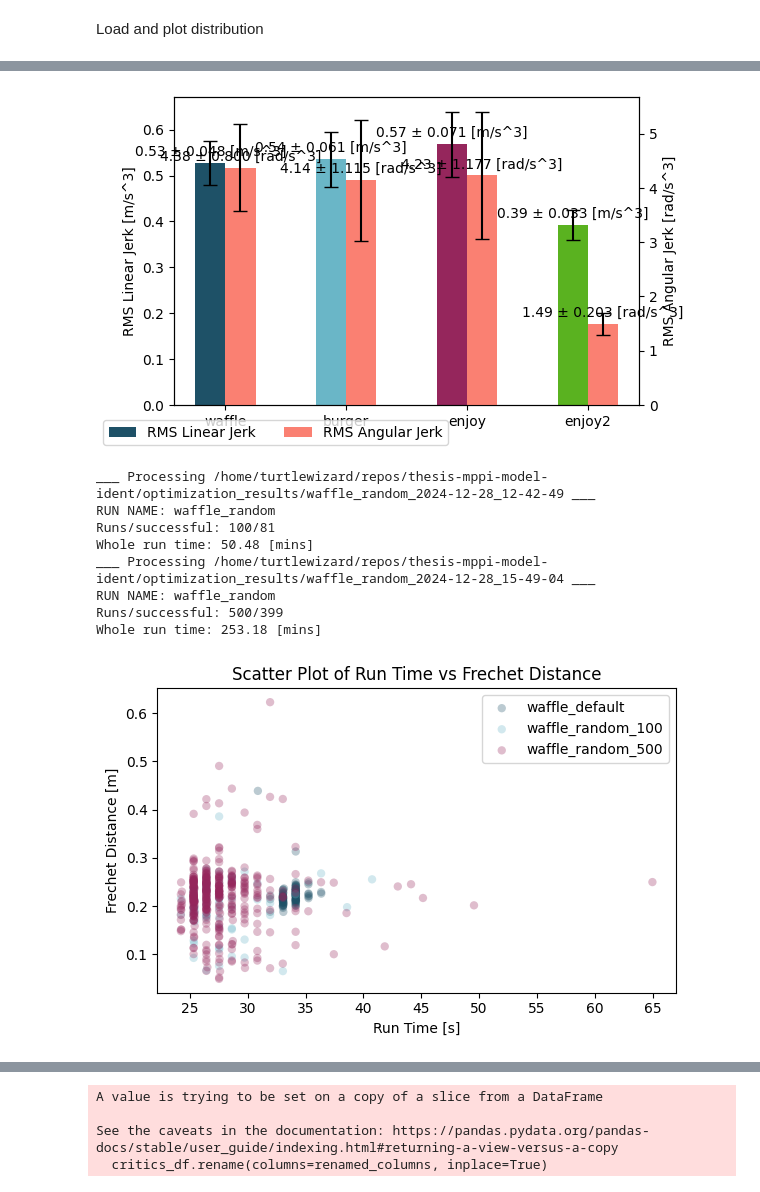
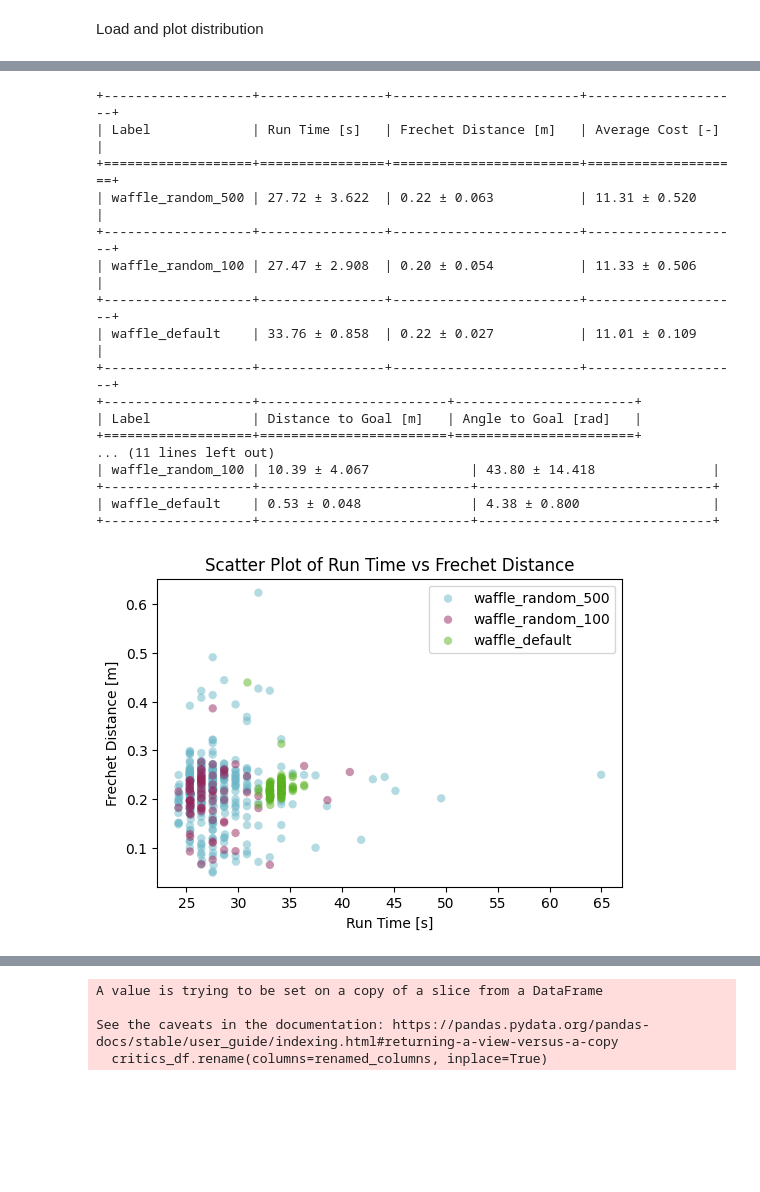
Before and after one commit to turtlewizard73/thesis-mppi-model-ident, a Jupyter notebook: workspace/src/controller_optimization/plots.ipynb, the cells around one changed output, grey strips where cells are left out. Drawn from its saved outputs; the diff is of its cells as text; code cells hidden in the pictures; blank space fills up the shorter version.

```diff
--- a/workspace/src/controller_optimization/plots.ipynb
+++ b/workspace/src/controller_optimization/plots.ipynb
@@ -79,38 +115,30 @@ plt.show()
-# %%
-# plot rms_linear_jerk and rms_angular_jerk
-plot_rms(trial_datas_std)
-plt.show()
-# %% [output]
-[figure, removed]
-# %%
-# next compare random distribution with the default distribution
-
-# load
-waffle_rand100_path = WORK_DIR + '/waffle_random_2024-12-28_12-42-49'
-waffle_rand500_path = WORK_DIR + '/waffle_random_2024-12-28_15-49-04'
-
-# load data
-waffle_rand100_data = eval_trial_data(waffle_rand100_path)
-waffle_rand500_data = eval_trial_data(waffle_rand500_path)
-
-trial_datas_rand = {
-    'waffle_default': waffle_std_data,
-    'waffle_random_100': waffle_rand100_data,
-    'waffle_random_500': waffle_rand500_data,
-}
-# %% [output]
-___ Processing /home/turtlewizard/repos/thesis-mppi-model-ident/optimization_results/waffle_random_2024-12-28_12-42-49 ___
-RUN NAME: waffle_random
-Runs/successful: 100/81
-Whole run time: 50.48 [mins]
-___ Processing /home/turtlewizard/repos/thesis-mppi-model-ident/optimization_results/waffle_random_2024-12-28_15-49-04 ___
-RUN NAME: waffle_random
-Runs/successful: 500/399
-Whole run time: 253.18 [mins]
 # %%
 # create a scatter plot
 fig = scatter_time_frechet(trial_datas_rand)
-plt.tight_layout()
+fig2 = plot_time_frechet(trial_datas_rand)
+
+fig3 = scatter_distance_angle(trial_datas_rand)
+fig4 = plot_distance_angle(trial_datas_rand)
+
+fig5 = scatter_rms(trial_datas_rand)
+fig6 = plot_rms(trial_datas_rand)
 plt.show()
 # %% [output]
++-------------------+----------------+------------------------+--------------------+
+| Label             | Run Time [s]   | Frechet Distance [m]   | Average Cost [-]   |
++===================+================+========================+====================+
+| waffle_random_500 | 27.72 ± 3.622  | 0.22 ± 0.063           | 11.31 ± 0.520      |
++-------------------+----------------+------------------------+--------------------+
+| waffle_random_100 | 27.47 ± 2.908  | 0.20 ± 0.054           | 11.33 ± 0.506      |
++-------------------+----------------+------------------------+--------------------+
+| waffle_default    | 33.76 ± 0.858  | 0.22 ± 0.027           | 11.01 ± 0.109      |
++-------------------+----------------+------------------------+--------------------+
++-------------------+------------------------+-----------------------+
+| Label             | Distance to Goal [m]   | Angle to Goal [rad]   |
++===================+========================+=======================+
+... (11 lines left out)
+| waffle_random_100 | 10.39 ± 4.067             | 43.80 ± 14.418               |
++-------------------+---------------------------+------------------------------+
+| waffle_default    | 0.53 ± 0.048              | 4.38 ± 0.800                 |
++-------------------+---------------------------+------------------------------+
-[figure, old version]
+[figure, new version]
```
Also changed, not shown: parts of 12 cells of this notebook, 3 other files.
